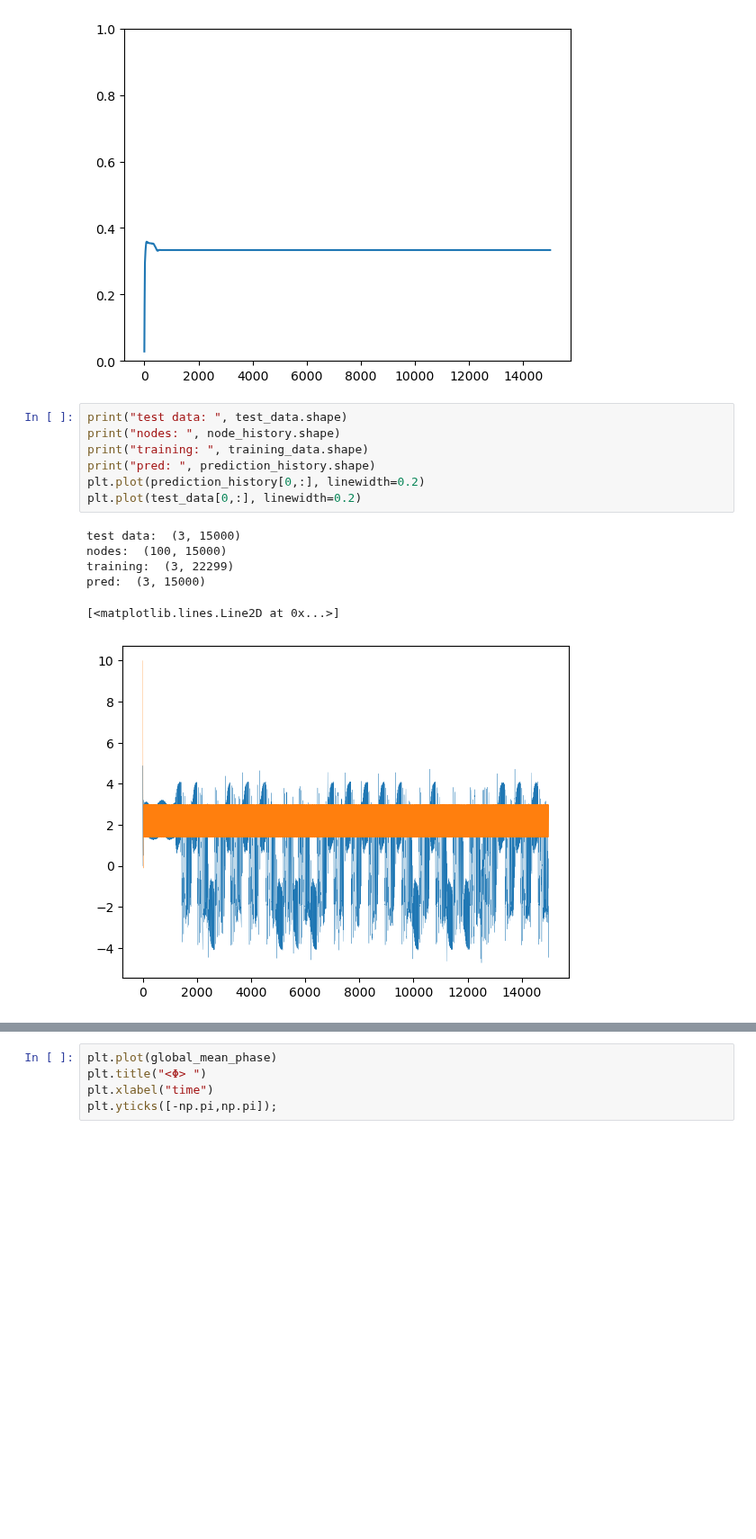
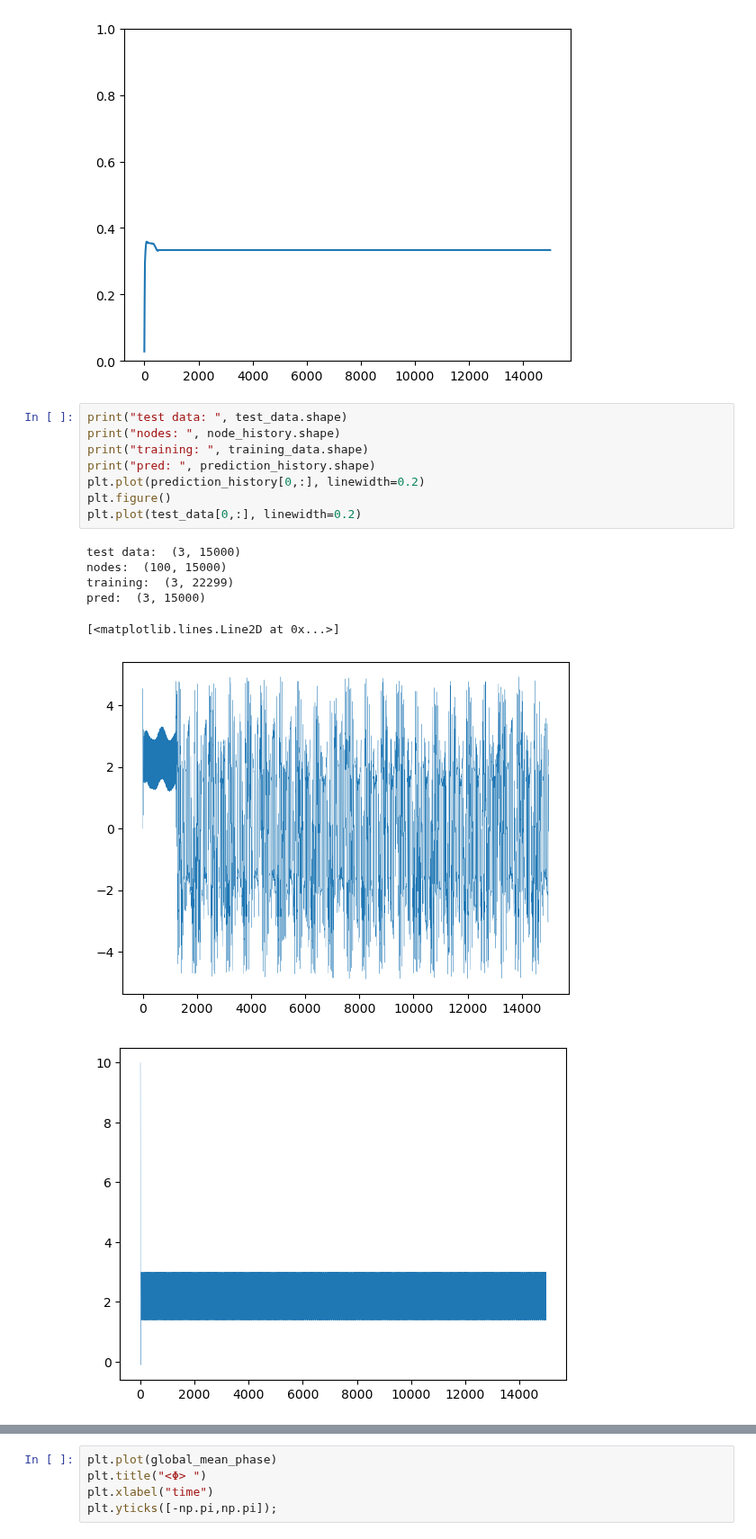
Before and after one commit to losertlab/rhythmic_sharing, a Jupyter notebook: src/rhythmic_sharing_example.ipynb, the cells around one changed output, grey strips where cells are left out. Shown at 90% size. Cells and saved outputs as stored; diff of their text form; blank space fills up the shorter version.

```diff
--- a/src/rhythmic_sharing_example.ipynb
+++ b/src/rhythmic_sharing_example.ipynb
@@ -86,17 +86,19 @@ plt.ylim(0, 1)
 # %%
 print("test data: ", test_data.shape)
 print("nodes: ", node_history.shape)
 print("training: ", training_data.shape)
 print("pred: ", prediction_history.shape)
 plt.plot(prediction_history[0,:], linewidth=0.2)
+plt.figure()
 plt.plot(test_data[0,:], linewidth=0.2)
 # %% [output]
 test data:  (3, 15000)
 nodes:  (100, 15000)
 training:  (3, 22299)
 pred:  (3, 15000)
 [<matplotlib.lines.Line2D at 0x...>]
-[figure, old version]
+[figure, new version]
+[figure, added]
 # %%
 """
 View the 2D phase portrait
```
Also changed, not shown: parts of 4 cells of this notebook, 5 other files.
